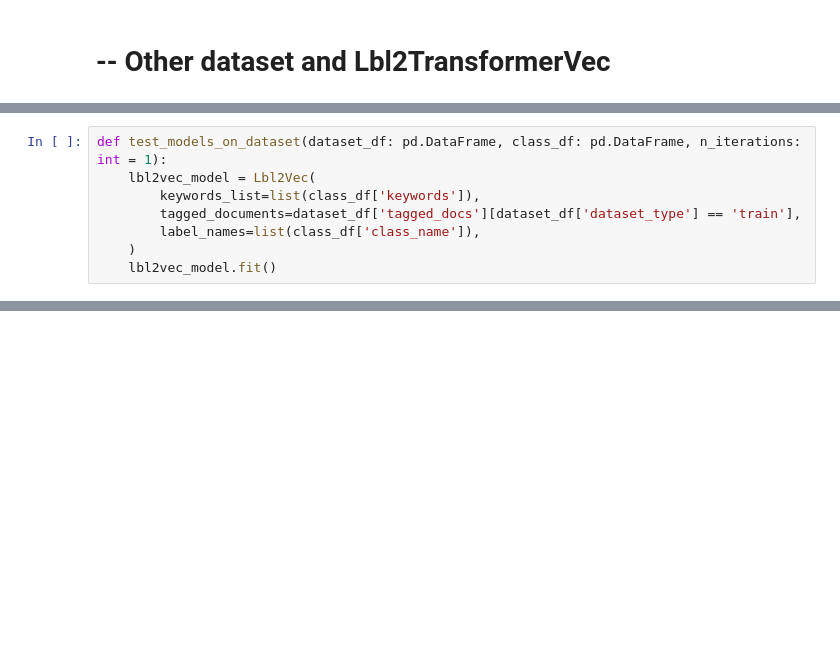
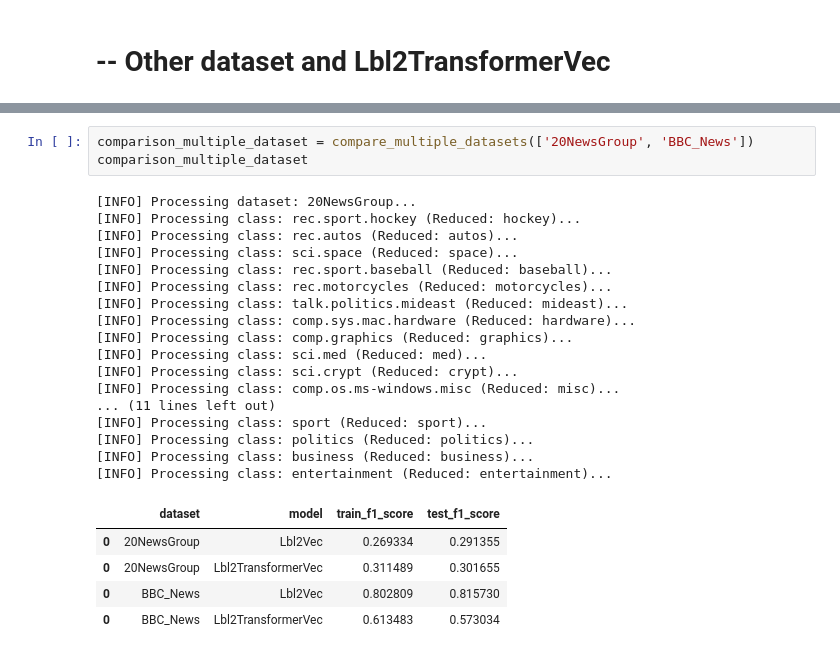
Before and after one commit to yoest/Topic-Modeling-Analysis, a Jupyter notebook: models/topic_clustering/lbl2vec.ipynb, the cells around one changed output, grey strips where cells are left out. Saved outputs shown, nothing was run; the diff lists cells and outputs as text; blank space fills up the shorter version.

```diff
--- a/models/topic_clustering/lbl2vec.ipynb
+++ b/models/topic_clustering/lbl2vec.ipynb
@@ -438,8 +476,0 @@ def get_dataset(name: str):
-# %%
-def test_models_on_dataset(dataset_df: pd.DataFrame, class_df: pd.DataFrame, n_iterations: int = 1):
-    lbl2vec_model = Lbl2Vec(
-        keywords_list=list(class_df['keywords']),
-        tagged_documents=dataset_df['tagged_docs'][dataset_df['dataset_type'] == 'train'],
-        label_names=list(class_df['class_name']),
-    )
-    lbl2vec_model.fit()
@@ -445,0 +576,26 @@ def test_models_on_dataset(dataset_df: pd.DataFrame, class_df: pd.DataFrame, n_i
+# %%
+comparison_multiple_dataset = compare_multiple_datasets(['20NewsGroup', 'BBC_News'])
+comparison_multiple_dataset
+# %% [output]
+[INFO] Processing dataset: 20NewsGroup...
+[INFO] Processing class: rec.sport.hockey (Reduced: hockey)...
+[INFO] Processing class: rec.autos (Reduced: autos)...
+[INFO] Processing class: sci.space (Reduced: space)...
+[INFO] Processing class: rec.sport.baseball (Reduced: baseball)...
+[INFO] Processing class: rec.motorcycles (Reduced: motorcycles)...
+[INFO] Processing class: talk.politics.mideast (Reduced: mideast)...
+[INFO] Processing class: comp.sys.mac.hardware (Reduced: hardware)...
+[INFO] Processing class: comp.graphics (Reduced: graphics)...
+[INFO] Processing class: sci.med (Reduced: med)...
+[INFO] Processing class: sci.crypt (Reduced: crypt)...
+[INFO] Processing class: comp.os.ms-windows.misc (Reduced: misc)...
+... (11 lines left out)
+[INFO] Processing class: sport (Reduced: sport)...
+[INFO] Processing class: politics (Reduced: politics)...
+[INFO] Processing class: business (Reduced: business)...
+[INFO] Processing class: entertainment (Reduced: entertainment)...
+|  | dataset | model | train_f1_score | test_f1_score |
+| 0 | 20NewsGroup | Lbl2Vec | 0.269334 | 0.291355 |
+| 0 | 20NewsGroup | Lbl2TransformerVec | 0.311489 | 0.301655 |
+| 0 | BBC_News | Lbl2Vec | 0.802809 | 0.815730 |
+| 0 | BBC_News | Lbl2TransformerVec | 0.613483 | 0.573034 |
```
Also changed, not shown: parts of 20 cells of this notebook, 3 other files.
